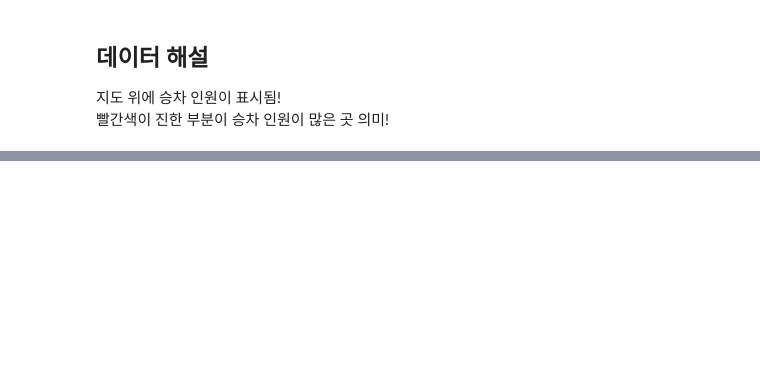
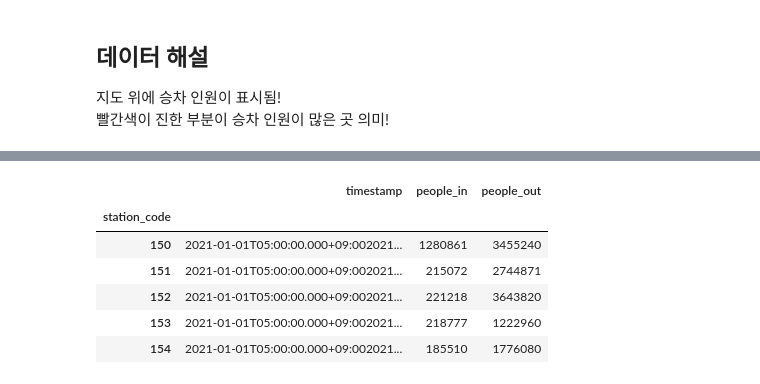
Before and after one commit to layla-focalors/AColab_Github_data_processing, a Jupyter notebook: Subway_inout.ipynb, the cells around one changed output, grey strips where cells are left out. Drawn from its saved outputs; the diff is of its cells as text; code cells hidden in the pictures; blank space fills up the shorter version.

```diff
--- a/Subway_inout.ipynb
+++ b/Subway_inout.ipynb
@@ -244,0 +299,10 @@ seoul_in
+# %%
+morn_sum.head()
+# %% [output]
+|  | timestamp | people_in | people_out |
+| station_code |  |  |  |
+| 150 | 2021-01-01T05:00:00.000+09:002021... | 1280861 | 3455240 |
+| 151 | 2021-01-01T05:00:00.000+09:002021... | 215072 | 2744871 |
+| 152 | 2021-01-01T05:00:00.000+09:002021... | 221218 | 3643820 |
+| 153 | 2021-01-01T05:00:00.000+09:002021... | 218777 | 1222960 |
+| 154 | 2021-01-01T05:00:00.000+09:002021... | 185510 | 1776080 |
```
Also changed, not shown: parts of 12 cells of this notebook.
